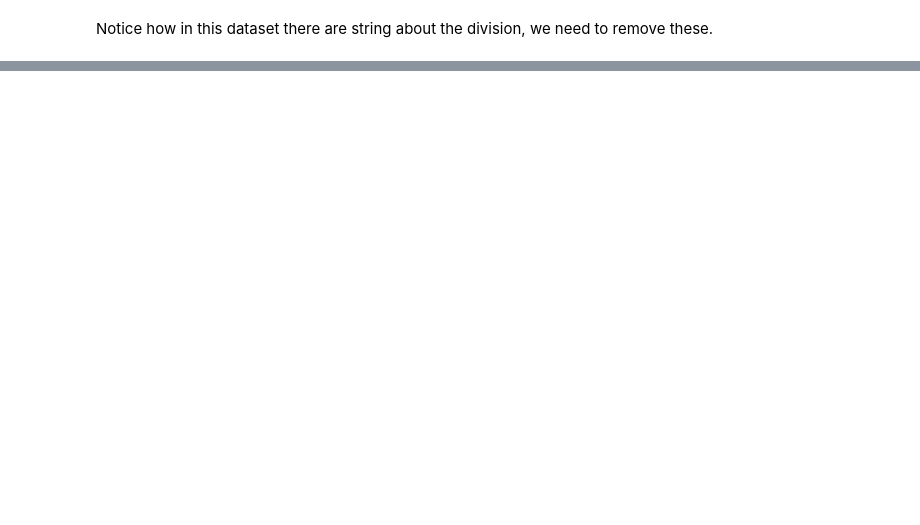
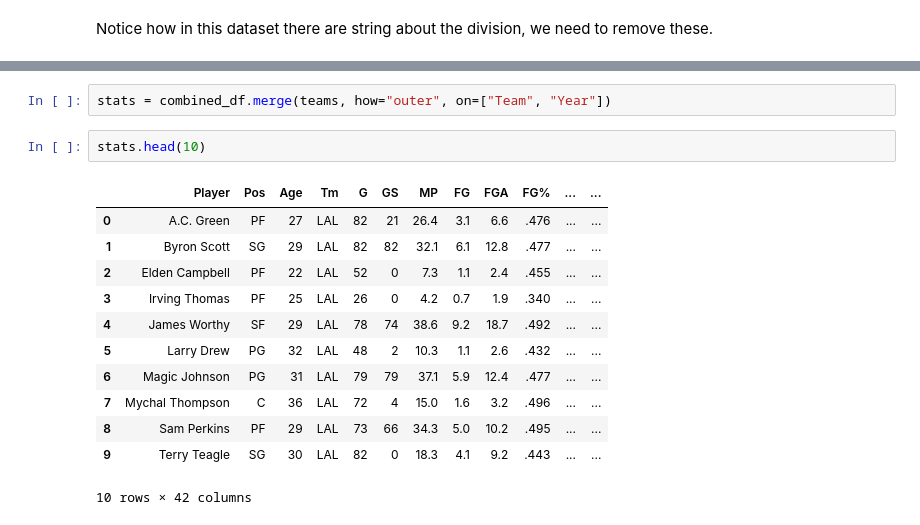
Before and after one commit to RoosterMonkey777/NBA-MVP-Predictor, a Jupyter notebook: nba_mvp_data_cleaning.ipynb, the cells around one changed output, grey strips where cells are left out. Saved outputs shown, nothing was run; the diff lists cells and outputs as text; blank space fills up the shorter version.

```diff
--- a/nba_mvp_data_cleaning.ipynb
+++ b/nba_mvp_data_cleaning.ipynb
@@ -293,0 +446,17 @@ Notice how in this dataset there are string about the division, we need to remov
+# %%
+stats = combined_df.merge(teams, how="outer", on=["Team", "Year"])
+# %%
+stats.head(10)
+# %% [output]
+|  | Player | Pos | Age | Tm | G | GS | MP | FG | FGA | FG% | ... | ... |
+| 0 | A.C. Green | PF | 27 | LAL | 82 | 21 | 26.4 | 3.1 | 6.6 | .476 | ... | ... |
+| 1 | Byron Scott | SG | 29 | LAL | 82 | 82 | 32.1 | 6.1 | 12.8 | .477 | ... | ... |
+| 2 | Elden Campbell | PF | 22 | LAL | 52 | 0 | 7.3 | 1.1 | 2.4 | .455 | ... | ... |
+| 3 | Irving Thomas | PF | 25 | LAL | 26 | 0 | 4.2 | 0.7 | 1.9 | .340 | ... | ... |
+| 4 | James Worthy | SF | 29 | LAL | 78 | 74 | 38.6 | 9.2 | 18.7 | .492 | ... | ... |
+| 5 | Larry Drew | PG | 32 | LAL | 48 | 2 | 10.3 | 1.1 | 2.6 | .432 | ... | ... |
+| 6 | Magic Johnson | PG | 31 | LAL | 79 | 79 | 37.1 | 5.9 | 12.4 | .477 | ... | ... |
+| 7 | Mychal Thompson | C | 36 | LAL | 72 | 4 | 15.0 | 1.6 | 3.2 | .496 | ... | ... |
+| 8 | Sam Perkins | PF | 29 | LAL | 73 | 66 | 34.3 | 5.0 | 10.2 | .495 | ... | ... |
+| 9 | Terry Teagle | SG | 30 | LAL | 82 | 0 | 18.3 | 4.1 | 9.2 | .443 | ... | ... |
+10 rows × 42 columns
```
Also changed, not shown: parts of 34 cells of this notebook, 2 other files.
